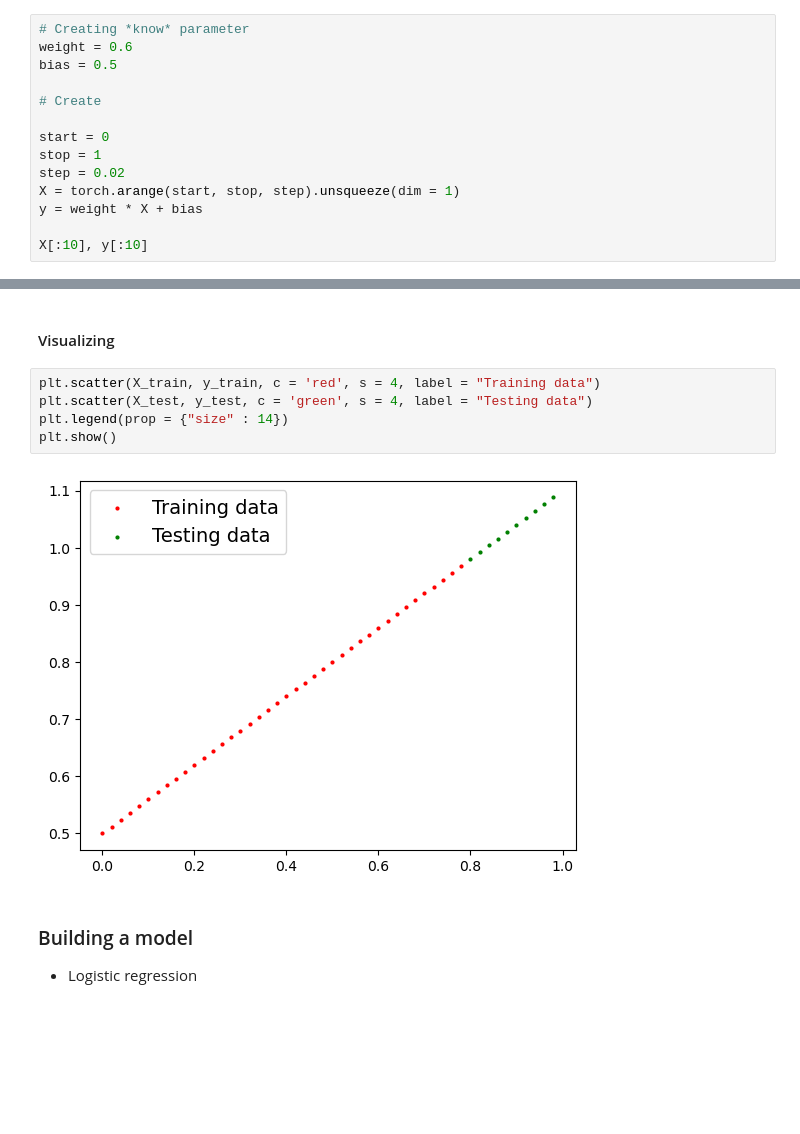
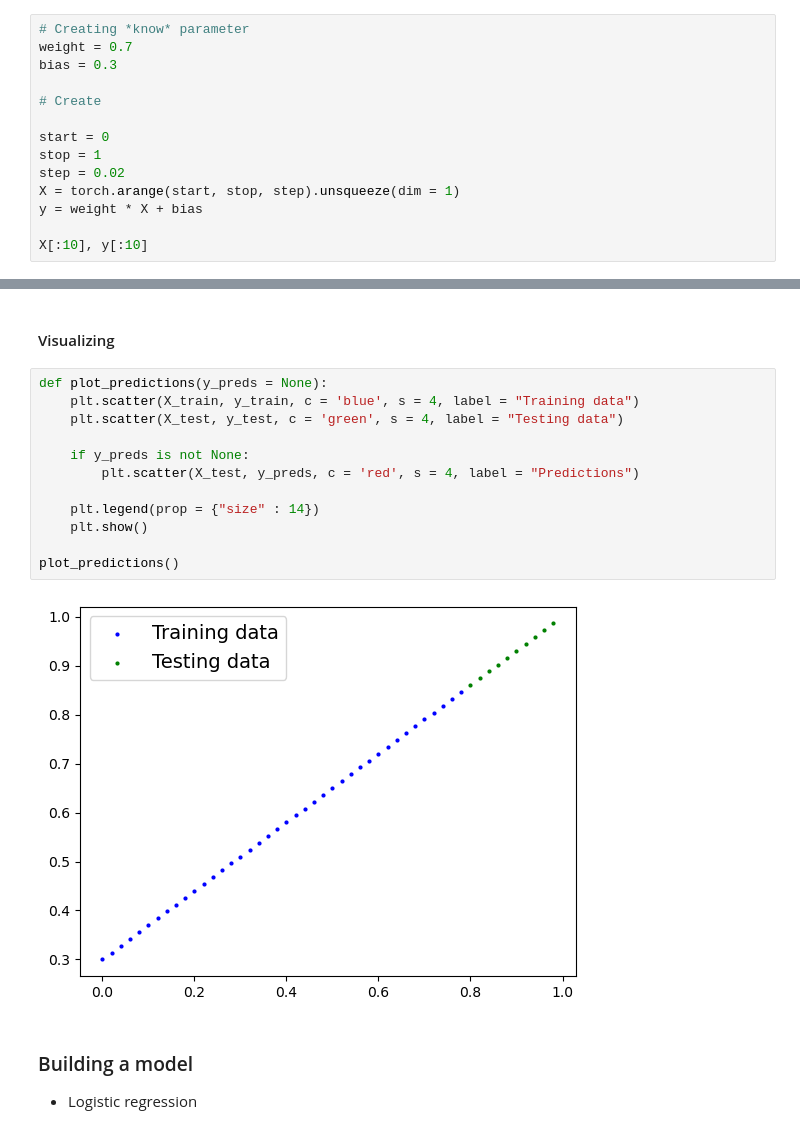
Before and after one commit to aayush2058/pytorch_fundamentals, a Jupyter notebook: learning_Pytorch.ipynb, the cells around one changed output, grey strips where cells are left out. Cells and saved outputs as stored; diff of their text form; blank space fills up the shorter version.

```diff
--- a/learning_Pytorch.ipynb
+++ b/learning_Pytorch.ipynb
@@ -28,8 +28,8 @@ Machine learning is a game of two parts :
 `y = a + bX` (a is bias , b is weight)
 # %%
 # Creating *know* parameter
-weight = 0.6
-bias = 0.5
+weight = 0.7
+bias = 0.3
 
 # Create
 
@@ -71,12 +71,19 @@ X_test, y_test = X[train_split:], y[train_split:]
 # %% [markdown]
 #### Visualizing
 # %%
-plt.scatter(X_train, y_train, c = 'red', s = 4, label = "Training data")
-plt.scatter(X_test, y_test, c = 'green', s = 4, label = "Testing data")
-plt.legend(prop = {"size" : 14})
-plt.show()
+def plot_predictions(y_preds = None):
+    plt.scatter(X_train, y_train, c = 'blue', s = 4, label = "Training data")
+    plt.scatter(X_test, y_test, c = 'green', s = 4, label = "Testing data")
+
+    if y_preds is not None:
+        plt.scatter(X_test, y_preds, c = 'red', s = 4, label = "Predictions")
+
+    plt.legend(prop = {"size" : 14})
+    plt.show()
+
+plot_predictions()
 # %% [output]
-[figure, old version]
+[figure, new version]
 # %% [markdown]
 ### Building a model
 
```
Also changed, not shown: parts of 18 cells of this notebook.
